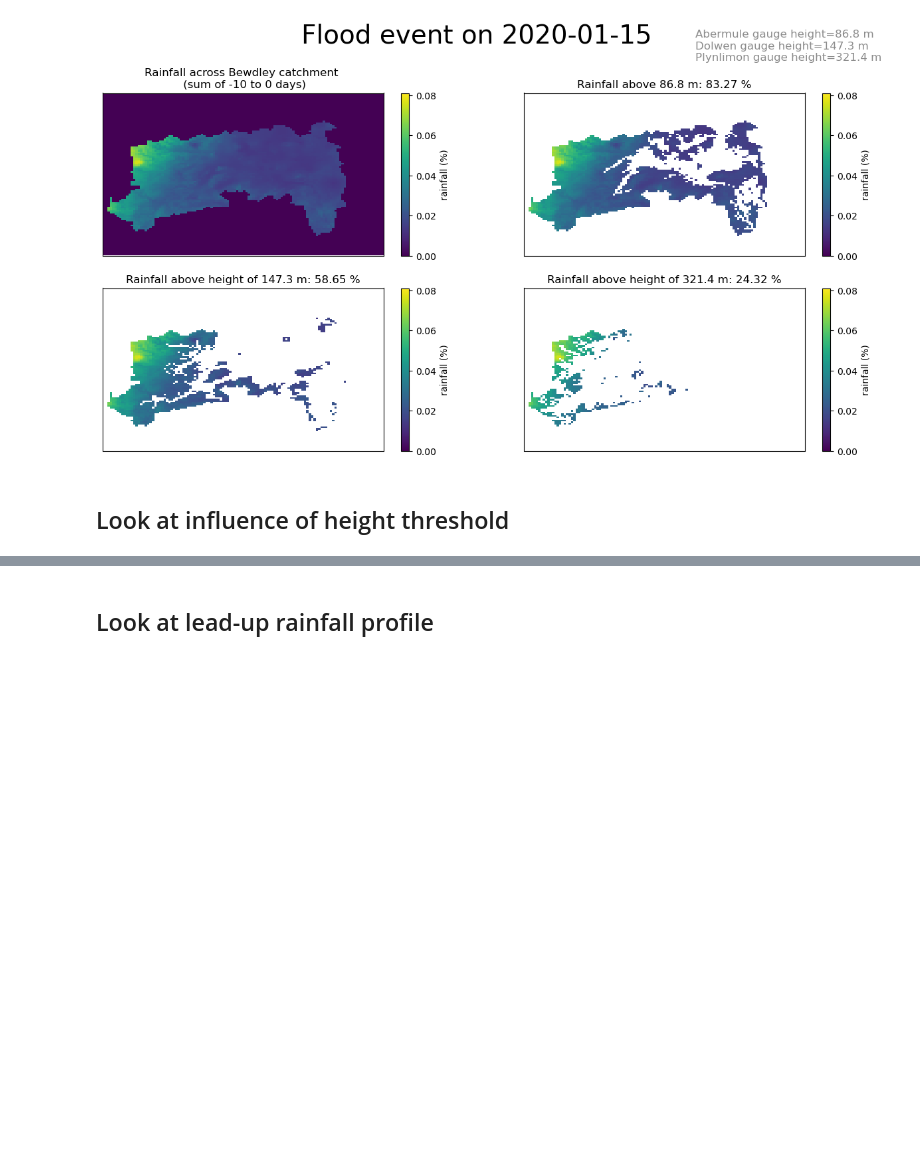
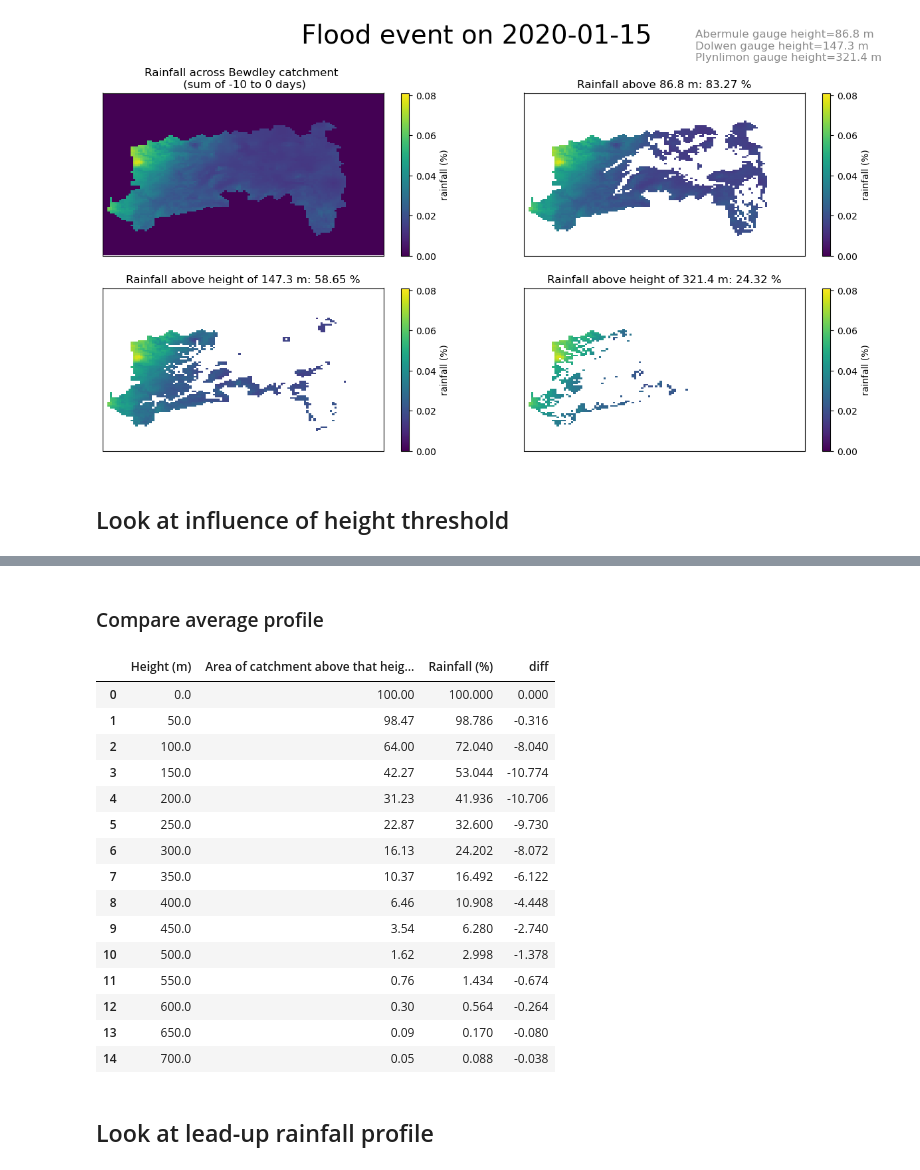
Before and after one commit to Thomasjkeel/FDRI-high-altitude-rainfall-and-floods, a Jupyter notebook: River Severn/High_altitude_rainfall.ipynb, the cells around one changed output, grey strips where cells are left out. Cells and saved outputs as stored; diff of their text form; code cells hidden in the pictures; blank space fills up the shorter version.

```diff
--- a/River Severn/High_altitude_rainfall.ipynb
+++ b/River Severn/High_altitude_rainfall.ipynb
@@ -313,3 +356,36 @@ ax.set_title("Bewdley catchment - rainfall vs height", size=16)
+# %% [markdown]
+### Compare average profile
+# %%
+
+for ind, flood_names in enumerate(flood_data_dict.keys()):
+    flood_to_examine = flood_data_dict[flood_names]
+    flood_date = flood_to_examine["date"]
+    haduk_data = flood_to_examine["data"]
+    height_vs_rainfall_df = pd.read_csv(f'Outputs/bewdley_{flood_date.strftime('%Y_%m_%d')}_height_vs_rainfall.csv')
+
+    if ind == 0:
+        overall_height_vs_rainfall_df = height_vs_rainfall_df
+    else:
+        overall_height_vs_rainfall_df += height_vs_rainfall_df
+# %%
+overall_height_vs_rainfall_df/len(flood_data_dict)
+# %% [output]
+|  | Height (m) | Area of catchment above that heig... | Rainfall (%) | diff |
+| 0 | 0.0 | 100.00 | 100.000 | 0.000 |
+| 1 | 50.0 | 98.47 | 98.786 | -0.316 |
+| 2 | 100.0 | 64.00 | 72.040 | -8.040 |
+| 3 | 150.0 | 42.27 | 53.044 | -10.774 |
+| 4 | 200.0 | 31.23 | 41.936 | -10.706 |
+| 5 | 250.0 | 22.87 | 32.600 | -9.730 |
+| 6 | 300.0 | 16.13 | 24.202 | -8.072 |
+| 7 | 350.0 | 10.37 | 16.492 | -6.122 |
+| 8 | 400.0 | 6.46 | 10.908 | -4.448 |
+| 9 | 450.0 | 3.54 | 6.280 | -2.740 |
+| 10 | 500.0 | 1.62 | 2.998 | -1.378 |
+| 11 | 550.0 | 0.76 | 1.434 | -0.674 |
+| 12 | 600.0 | 0.30 | 0.564 | -0.264 |
+| 13 | 650.0 | 0.09 | 0.170 | -0.080 |
+| 14 | 700.0 | 0.05 | 0.088 | -0.038 |
 # %% [markdown]
 ## Look at lead-up rainfall profile
 # %%
```
Also changed, not shown: parts of 3 cells of this notebook, 12 other files.
